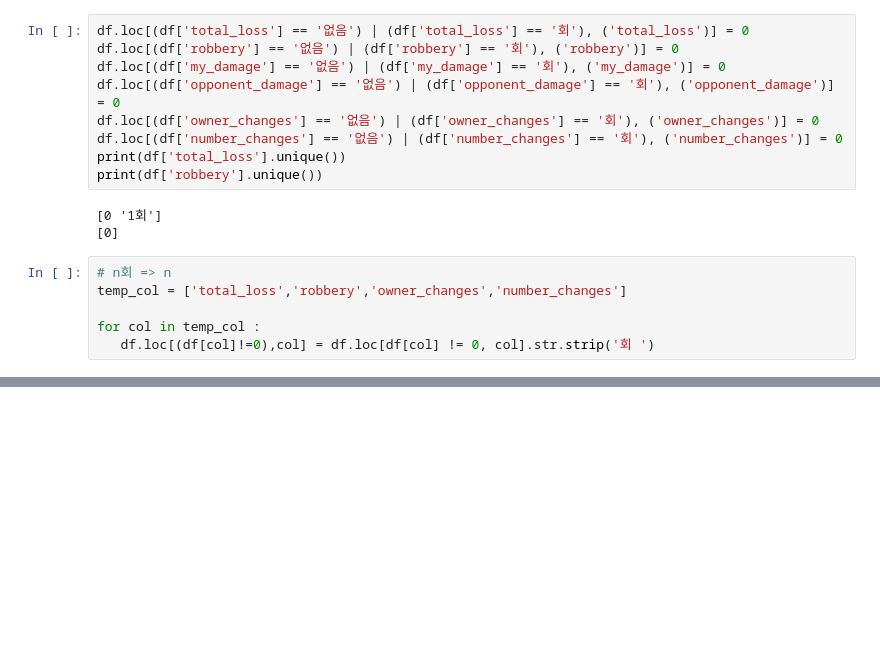
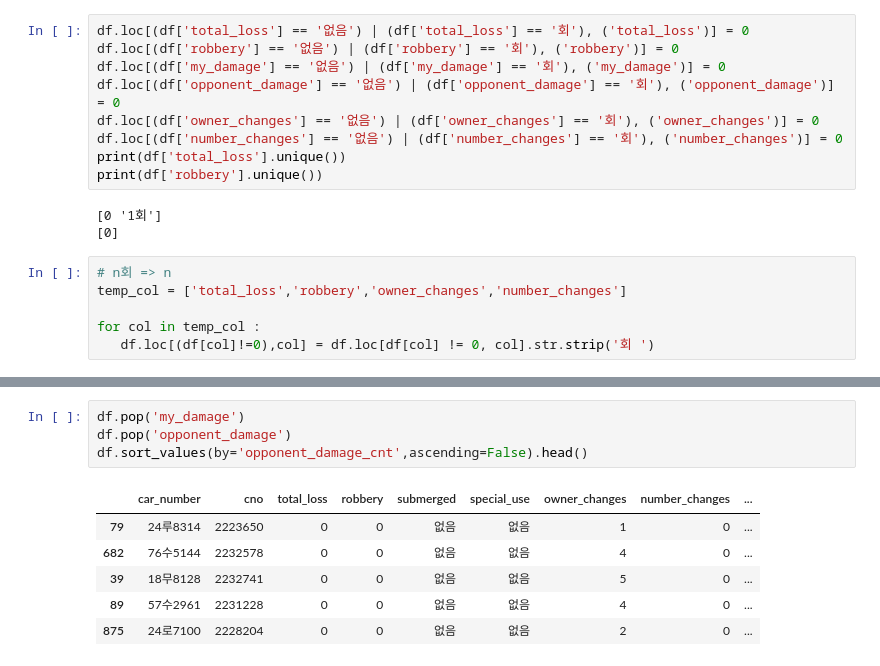
Before and after one commit to catree42/Used-Car-Price-Predictor, a Jupyter notebook: EDA_Insurance.ipynb, the cells around one changed output, grey strips where cells are left out. Cells and saved outputs as stored; diff of their text form; blank space fills up the shorter version.

```diff
--- a/EDA_Insurance.ipynb
+++ b/EDA_Insurance.ipynb
@@ -169,0 +182,11 @@ df.loc[df['my_damage'] == 0, 'my_damage'] = '0회 (0원)'
+# %%
+df.pop('my_damage')
+df.pop('opponent_damage')
+df.sort_values(by='opponent_damage_cnt',ascending=False).head()
+# %% [output]
+|  | car_number | cno | total_loss | robbery | submerged | special_use | owner_changes | number_changes | ... |
+| 79 | 24루8314 | 2223650 | 0 | 0 | 없음 | 없음 | 1 | 0 | ... |
+| 682 | 76수5144 | 2232578 | 0 | 0 | 없음 | 없음 | 4 | 0 | ... |
+| 39 | 18무8128 | 2232741 | 0 | 0 | 없음 | 없음 | 5 | 0 | ... |
+| 89 | 57수2961 | 2231228 | 0 | 0 | 없음 | 없음 | 4 | 0 | ... |
+| 875 | 24로7100 | 2228204 | 0 | 0 | 없음 | 없음 | 2 | 0 | ... |
```
Also changed, not shown: parts of 16 cells of this notebook, 8 other files.
